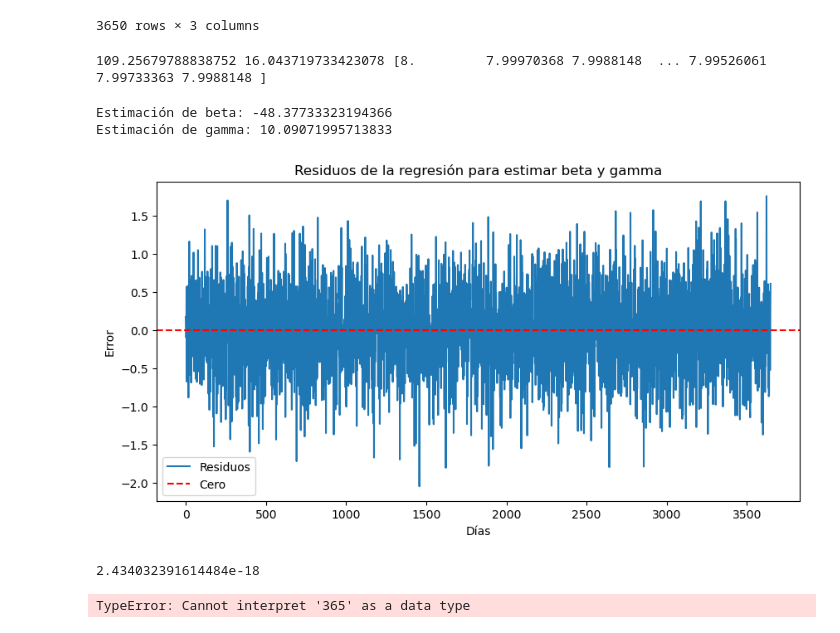
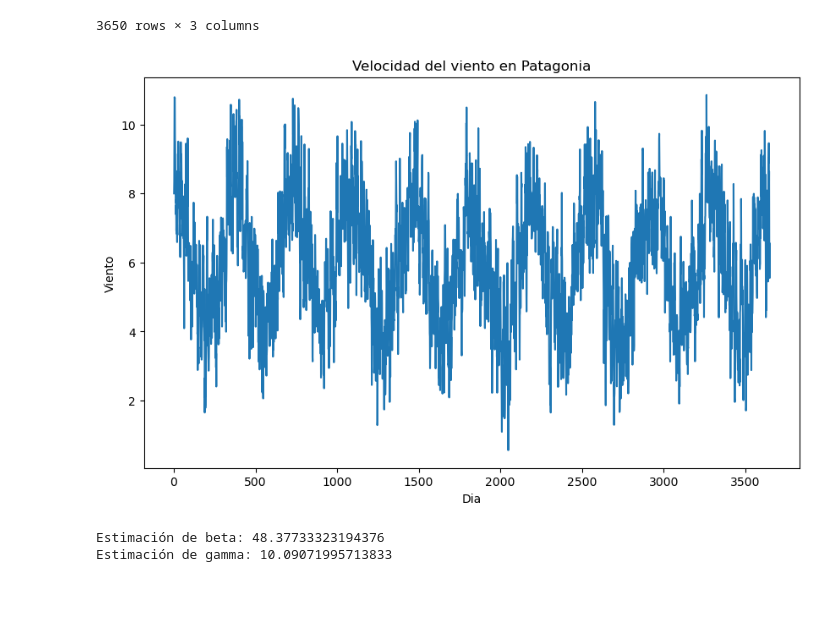
Before and after one commit to emi-verdun/Simulacion-Molino-ACN, a Jupyter notebook: simulacion.ipynb, the cells around one changed output. Drawn from its saved outputs; the diff is of its cells as text; code cells hidden in the pictures; blank space fills up the shorter version.

```diff
--- a/simulacion.ipynb
+++ b/simulacion.ipynb
@@ -47,6 +47,15 @@ viento
 | 3648 | 3649 | 5.550882 | -0.420431 |
 | 3649 | 3650 | 6.545450 | 0.250088 |
 3650 rows × 3 columns
+# %%
+plt.figure(figsize=(10, 6))
+plt.plot(viento['dia'], viento['regional wind'])
+plt.xlabel('Dia')
+plt.ylabel('Viento')
+plt.title('Velocidad del viento en Patagonia')
+plt.show()
+# %% [output]
+[figure, added]
 # %%
 delta = 1/365
 #Si+1 - Si = k(theta - si)delta + sigma*raiz(delta)*shock
@@ -71,53 +80,36 @@ S_0 = viento["regional wind"].iloc[0]
 kappa = regresion.coef_[0]
 # theta = viento["regional wind"].mean()
 sigma = np.sqrt(c/delta)
-# %%
-print(kappa,sigma,theta)
-# %% [output]
-109.25679788838752 16.043719733423078 [8.         7.99970368 7.9988148  ... 7.99526061 7.99733363 7.9988148 ]
 # %%
+# Ecuacion 2
+#D_i+1 - D_i = - beta * D_i *  Delta + gamma * sqrt{Delta} * W_i
+#D_i+1 - D_i = Y
+# -D_i* delta = X
 
-# Parámetro delta
-delta = 1/365
-
-# Definición de Y e X
 Y = (viento["wind gap norte sur"][1:] - viento["wind gap norte sur"].shift(1)[1:]).values
 X = (-viento["wind gap norte sur"][:-1] * delta).values
 
-# Ajuste del modelo de regresión lineal
 regresion = LinearRegression().fit(X.reshape(-1, 1), Y)
 Y_pred = regresion.predict(X.reshape(-1, 1))
-
-# Error y varianza
 error = Y - Y_pred
 c = error.var()
-
-# Estimación de los parámetros
-beta = -regresion.coef_[0]  # Cambiamos el signo porque en la ecuación original es -beta
+beta = regresion.coef_[0]
 gamma = np.sqrt(c / delta)
 
 # Resultados
 print("Estimación de beta:", beta)
 print("Estimación de gamma:", gamma)
 # %% [output]
-Estimación de beta: -48.37733323194366
+Estimación de beta: 48.37733323194376
 Estimación de gamma: 10.09071995713833
 # %%
-import matplotlib.pyplot as plt
-
 # Gráfico de residuos
-plt.figure(figsize=(10, 5))
-plt.plot(error, label='Residuos')
-plt.axhline(0, color='red', linestyle='--', label='Cero')
-plt.xlabel('Días')
-plt.ylabel('Error')
-plt.title('Residuos de la regresión para estimar beta y gamma')
-plt.legend()
-plt.show()
+# plt.figure(figsize=(10, 5))
+# plt.plot(error, label='Residuos')
+# plt.axhline(error.mean(), color='red', linestyle='--', label='Cero')
+# plt.xlabel('Días')
+# plt.ylabel('Error')
+# plt.title('Residuos de la regresión para estimar beta y gamma')
+# plt.legend()
+# plt.show()
-# %% [output]
-[figure, removed]
-# %%
-error.mean()
-# %% [output]
-2.434032391614484e-18
 # %%
@@ -131,18 +131,0 @@ def viento_paths(S_0, kappa, theta, sigma, delta, T, m):
-# %%
-#grafico emi
-S_0 = viento["regional wind"].iloc[0]
-m = 1000
-T = 365*1 # simulamos los 34 años
-S = viento_paths(S_0, kappa, theta, sigma,delta, T, m)
-
-plt.figure(figsize=(10, 6))
-plt.plot(S[0], label='Simulated data')
-plt.plot(viento["regional wind"].values, label='Real data')
-plt.hlines(theta, 0, S[0].shape[0], colors='r')
-plt.xlabel('Date')
-plt.ylabel('Price')
-plt.title('Porn prices')
-plt.legend()
-plt.show()
-# %% [output]
-TypeError: Cannot interpret '365' as a data type
```
Also changed, not shown: parts of 8 cells of this notebook.
